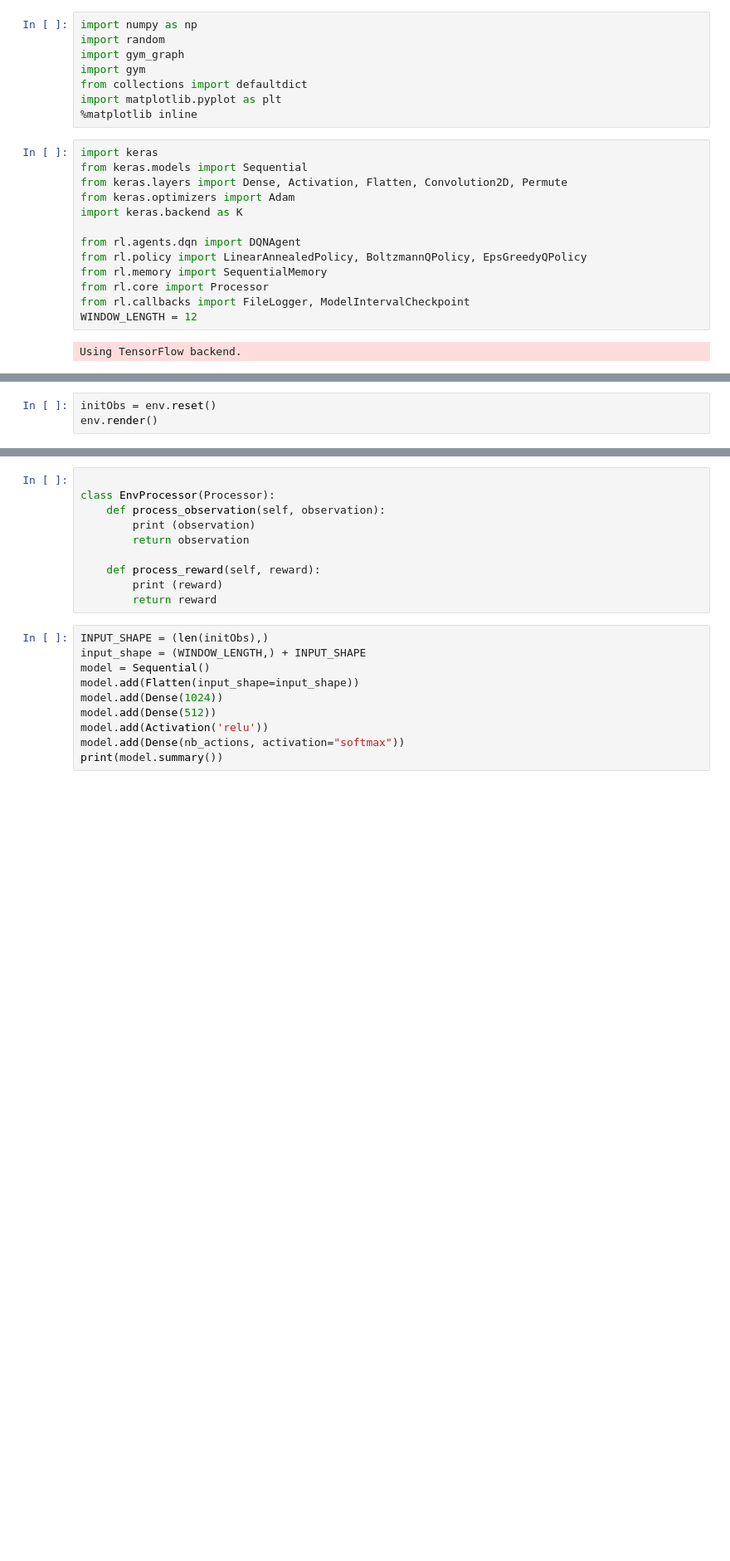
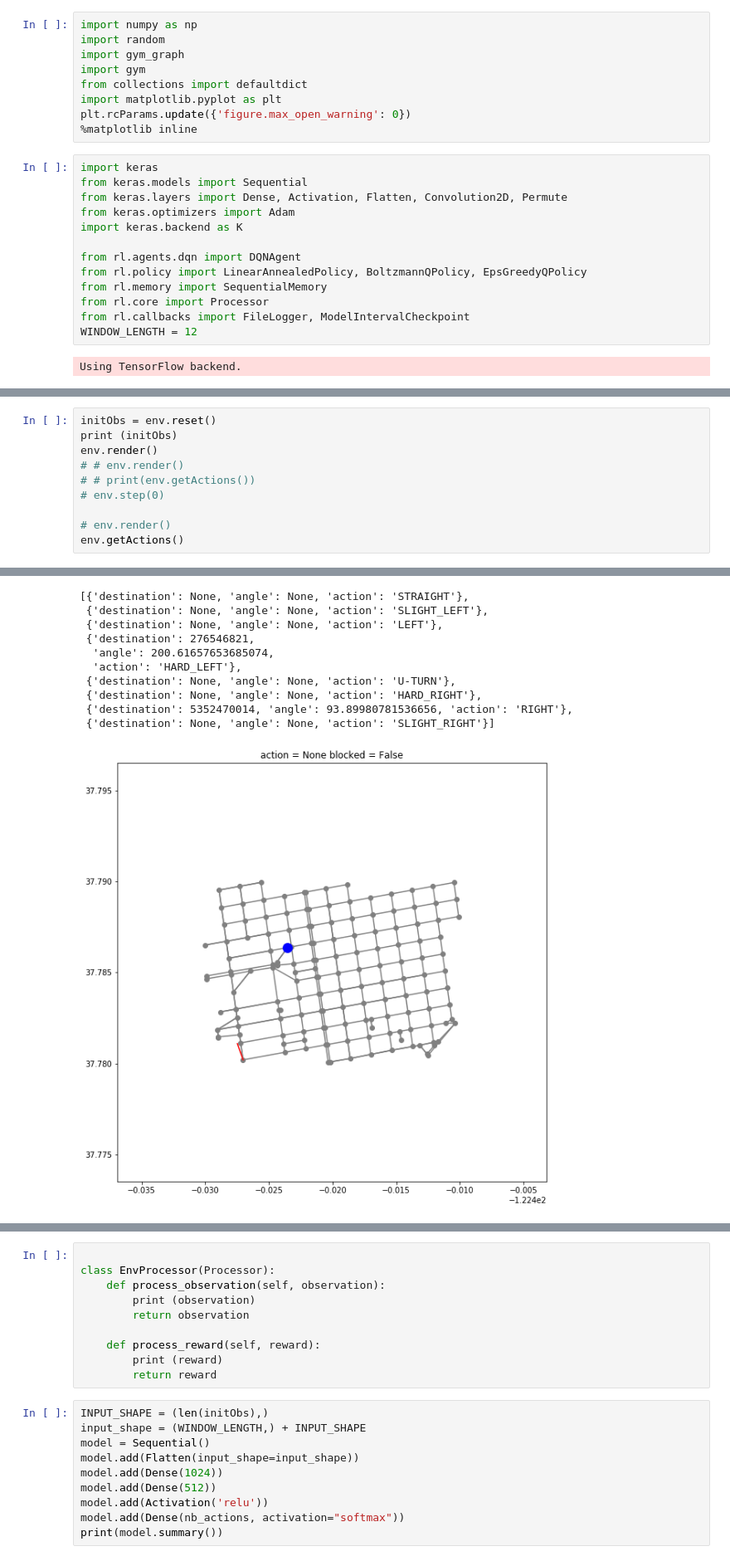
Before and after one commit to scottsfarley93/rl-graph, a Jupyter notebook: DQN.ipynb, the cells around one changed output, grey strips where cells are left out. Shown at 83% size. Saved outputs shown, nothing was run; the diff lists cells and outputs as text; blank space fills up the shorter version.

```diff
--- a/DQN.ipynb
+++ b/DQN.ipynb
@@ -5,6 +5,7 @@ import gym_graph
 import gym
 from collections import defaultdict
 import matplotlib.pyplot as plt
+plt.rcParams.update({'figure.max_open_warning': 0})
 %matplotlib inline
 # %%
 import keras
@@ -31,3 +37,11 @@ SyntaxError: Missing parentheses in call to 'print'. Did you mean print("Environ
-# %%
-initObs = env.reset()
-env.render()
+# %%
+initObs = env.reset()
+print (initObs)
+env.render()
+# # env.render()
+# # print(env.getActions())
+# env.step(0)
+
+# env.render()
+env.getActions()
+# %% [output]
@@ -33,0 +58,11 @@ env.render()
+[{'destination': None, 'angle': None, 'action': 'STRAIGHT'},
+ {'destination': None, 'angle': None, 'action': 'SLIGHT_LEFT'},
+ {'destination': None, 'angle': None, 'action': 'LEFT'},
+ {'destination': 276546821,
+  'angle': 200.61657653685074,
+  'action': 'HARD_LEFT'},
+ {'destination': None, 'angle': None, 'action': 'U-TURN'},
+ {'destination': None, 'angle': None, 'action': 'HARD_RIGHT'},
+ {'destination': 5352470014, 'angle': 93.89980781536656, 'action': 'RIGHT'},
+ {'destination': None, 'angle': None, 'action': 'SLIGHT_RIGHT'}]
+[figure, added]
```
Also changed, not shown: parts of 7 cells of this notebook, 4 other files.
